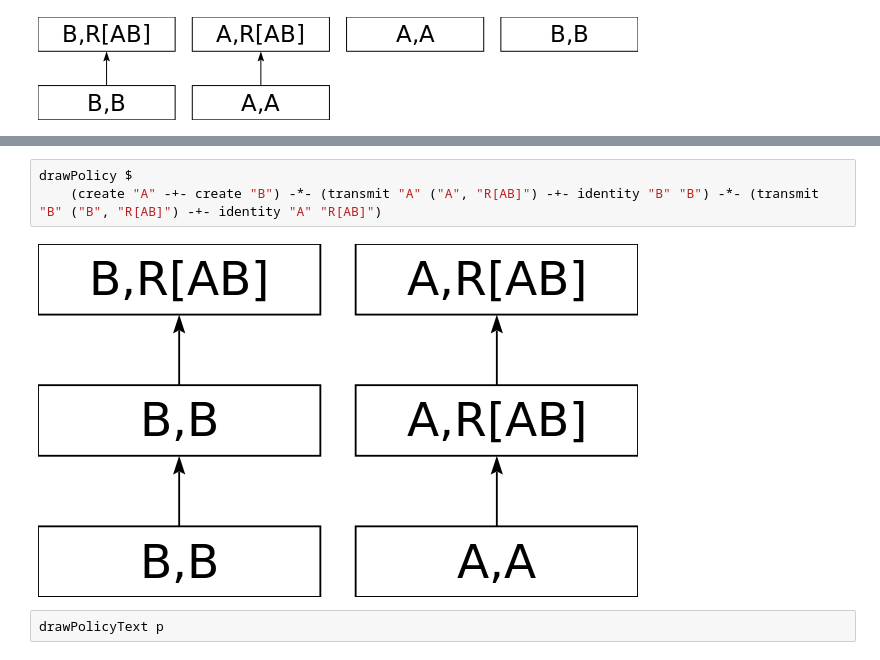
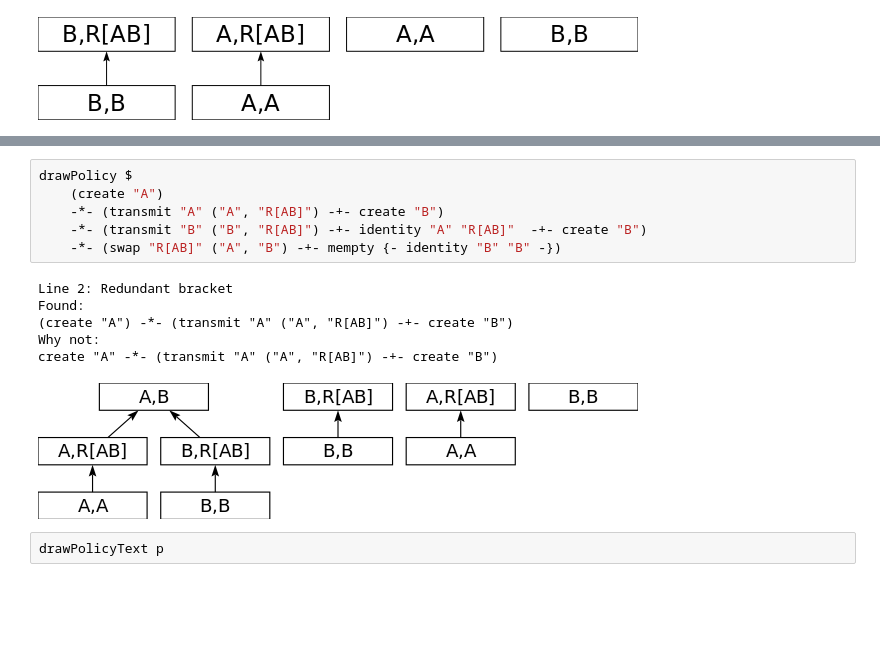
Before and after one commit to swystems/bellkat, a Jupyter notebook: BetterExample.ipynb, the cells around one changed output, grey strips where cells are left out. Cells and saved outputs as stored; diff of their text form; blank space fills up the shorter version.

```diff
--- a/BetterExample.ipynb
+++ b/BetterExample.ipynb
@@ -132,8 +132,16 @@ drawPolicy $
 # %%
 drawPolicy $
-    (create "A" -+- create "B") -*- (transmit "A" ("A", "R[AB]") -+- identity "B" "B") -*- (transmit "B" ("B", "R[AB]") -+- identity "A" "R[AB]")
+    (create "A")
+    -*- (transmit "A" ("A", "R[AB]") -+- create "B")
+    -*- (transmit "B" ("B", "R[AB]") -+- identity "A" "R[AB]"  -+- create "B")
+    -*- (swap "R[AB]" ("A", "B") -+- mempty {- identity "B" "B" -})
 # %% [output]
+Line 2: Redundant bracket
+Found:
+(create "A") -*- (transmit "A" ("A", "R[AB]") -+- create "B")
+Why not:
+create "A" -*- (transmit "A" ("A", "R[AB]") -+- create "B")
-[figure, old version]
+[figure, new version]
 # %%
 drawPolicyText p
 # %% [output]
```
Also changed, not shown: parts of 4 cells of this notebook.
